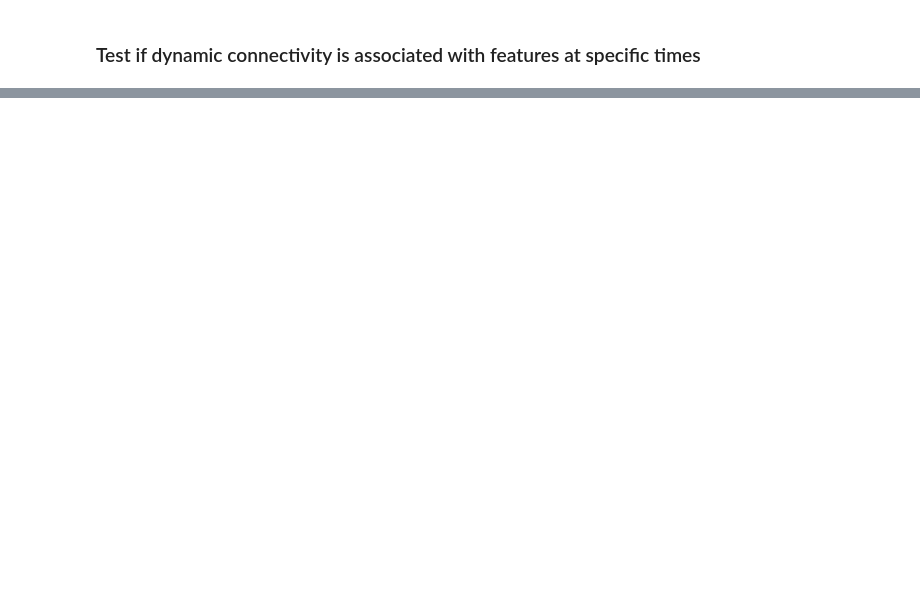
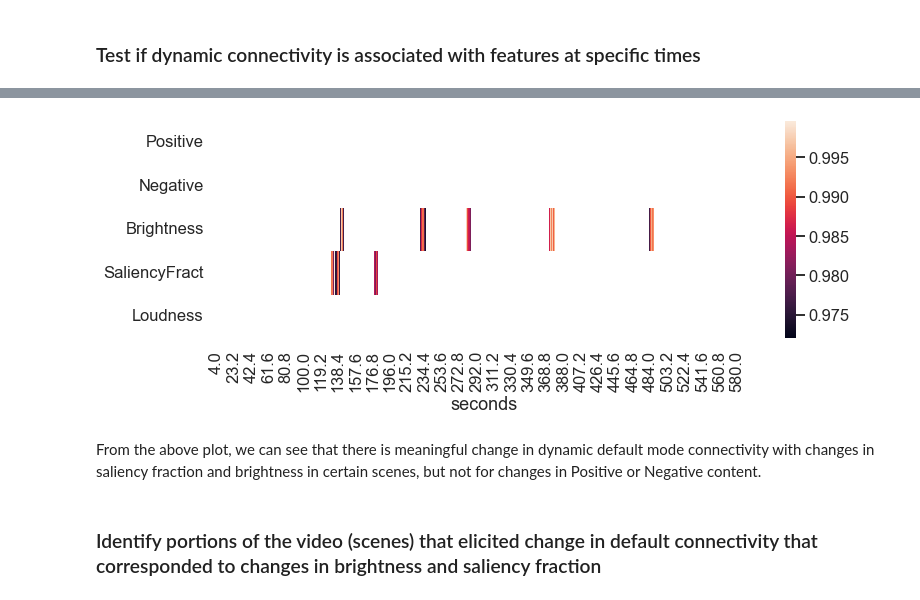
Before and after one commit to catcamacho/hbn_soc_net, a Jupyter notebook: 2_DynamicNet_affect.ipynb, the cells around one changed output, grey strips where cells are left out. Saved outputs shown, nothing was run; the diff lists cells and outputs as text; code cells hidden in the pictures; blank space fills up the shorter version.

```diff
--- a/2_DynamicNet_affect.ipynb
+++ b/2_DynamicNet_affect.ipynb
@@ -504,0 +596,40 @@ for f in features.columns:
+# %%
+# set up dataframe with mask
+keep_df = ((disc_features_dmn_ips>null_cutoff) & (rep_features_dmn_ips>null_cutoff)).astype(int)
+results = {}
+
+for i,f in enumerate(disc_features_dmn_ips_masked.columns):
+    sig = pd.DataFrame()
+    sig['time'] = disc_features_dmn_ips.index
+    sig['both'] = keep_df[f].to_numpy()
+    sig['segment'] = (sig['both'].diff(1) != 0).astype(int).cumsum()
+
+    segments = pd.DataFrame({'start': sig.groupby('segment').time.first(),
+                             'end': sig.groupby('segment').time.last(),
+                             'dur': sig.groupby('segment').time.last()-sig.groupby('segment').time.first(),
+                             'mask_value': sig.groupby('segment')['both'].mean()}).reset_index(drop=True)
+    segs_to_delete = segments.loc[(segments['mask_value'] == 1) & (segments['dur']<4), :]
+    if len(segs_to_delete)>0:
+        segments = segments.loc[(segments['mask_value'] == 1) & (segments['dur']>=4), :]
+        for a in segs_to_delete.index:
+            start = segs_to_delete.loc[a, 'start']
+            end = segs_to_delete.loc[a, 'end']
+            if start==end:
+                keep_df.loc[start, f] = 0
+            else:
+                keep_df.loc[start:end, f] = 0
+    results[f] = segments
+# %%
+# now lets remove the short segments from our plot
+disc_features_dmn_ips_masked.values[keep_df.to_numpy()==0] = np.nan
+
+plt.figure(figsize=(12,4))
+sns.heatmap(disc_features_dmn_ips_masked.T)
+plt.show()
+plt.close()
+# %% [output]
+[figure, added]
+# %% [markdown]
+From the above plot, we can see that there is meaningful change in dynamic default mode connectivity with changes in saliency fraction and brightness in certain scenes, but not for changes in Positive or Negative content.
+# %% [markdown]
+### Identify portions of the video (scenes) that elicited change in default connectivity that corresponded to changes in brightness and saliency fraction
```
Also changed, not shown: parts of 19 cells of this notebook.
